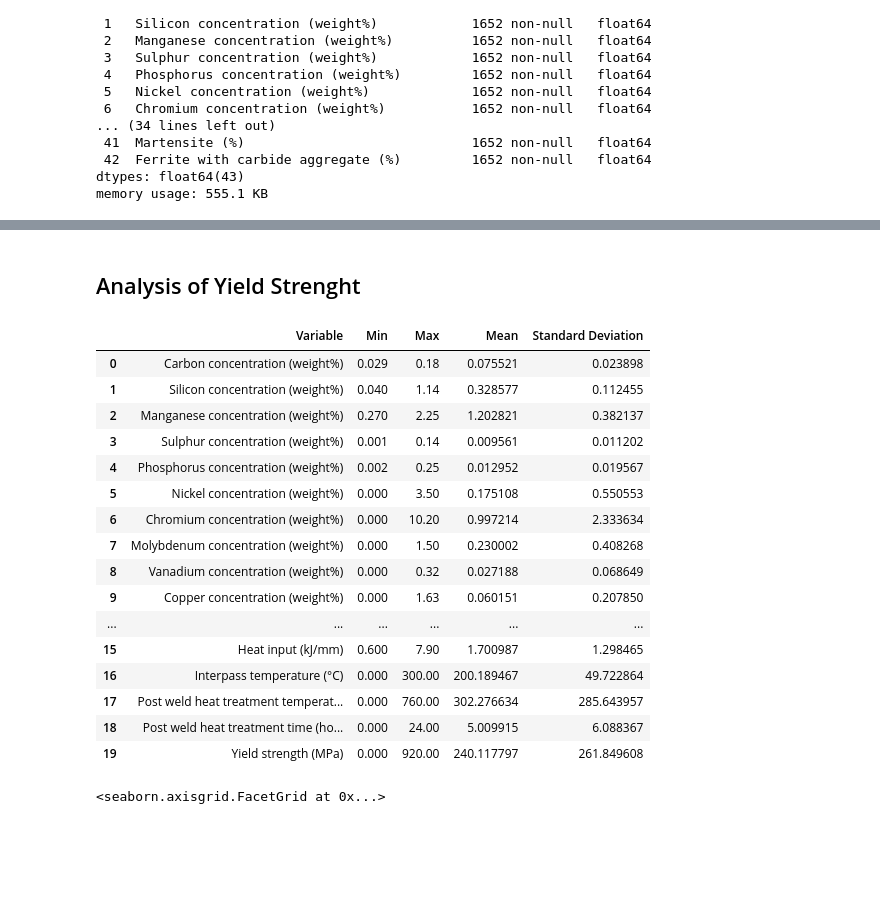
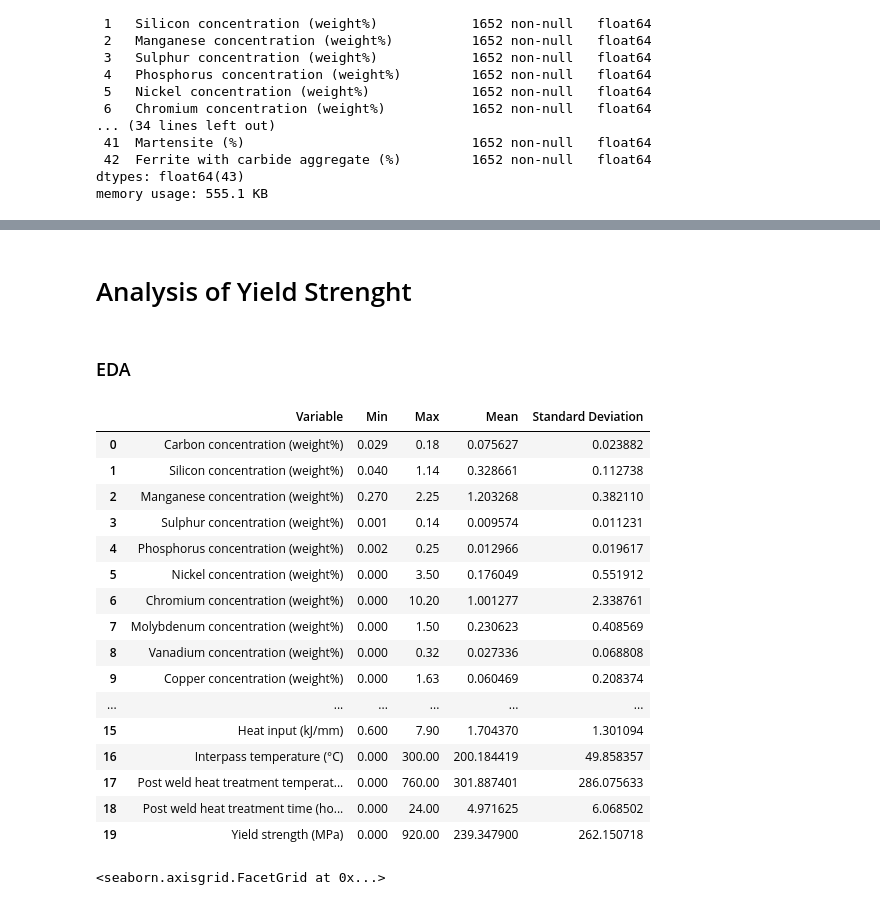
Before and after one commit to LucasTramonte/Welding-Quality-Prediction, a Jupyter notebook: main.ipynb, the cells around one changed output, grey strips where cells are left out. Saved outputs shown, nothing was run; the diff lists cells and outputs as text; code cells hidden in the pictures; blank space fills up the shorter version.

```diff
--- a/main.ipynb
+++ b/main.ipynb
@@ -165,3 +223,6 @@ memory usage: 555.1 KB
+# %%
+data_numeric = data_numeric.drop_duplicates(keep='last')
+data_numeric.drop(columns = ["Charpy temperature (°C)", "50% FATT"], inplace = True)
 # %%
 data_numeric.hist(bins = 50, figsize= (30,30))
 # %% [output]
@@ -186,39 +247,42 @@ array([[<Axes: title={'center': 'Carbon concentration (weight%)'}>,
 # %% [markdown]
-## Analysis of Yield Strenght
+# Analysis of Yield Strenght
+# %% [markdown]
+### EDA
 # %%
-data_yield_strenght = data_numeric[['Carbon concentration (weight%)', 'Silicon concentration (weight%)','Manganese concentration (weight%)', 'Sulphur concentration (weight%)',
-       'Phosphorus concentration (weight%)', 'Nickel concentration (weight%)','Chromium concentration (weight%)','Molybdenum concentration (weight%)',
-       'Vanadium concentration (weight%)', 'Copper concentration (weight%)','Cobalt concentration (weight%)', 'Tungsten concentration (weight%)',
-       'Titanium concentration (ppm by weight)', 'Boron concentration (ppm by weight)', 'Niobium concentration (ppm by weight)', 'Heat input (kJ/mm)',
-       'Interpass temperature (°C)', 'Post weld heat treatment temperature (°C)', 'Post weld heat treatment time (hours)', 'Yield strength (MPa)']]
+data_yield_strenght = data_numeric[[
+    'Carbon concentration (weight%)', 'Silicon concentration (weight%)','Manganese concentration (weight%)', 'Sulphur concentration (weight%)',
+    'Phosphorus concentration (weight%)', 'Nickel concentration (weight%)','Chromium concentration (weight%)','Molybdenum concentration (weight%)',
+    'Vanadium concentration (weight%)', 'Copper concentration (weight%)','Cobalt concentration (weight%)', 'Tungsten concentration (weight%)',
+    'Titanium concentration (ppm by weight)', 'Boron concentration (ppm by weight)', 'Niobium concentration (ppm by weight)', 'Heat input (kJ/mm)',
+    'Interpass temperature (°C)', 'Post weld heat treatment temperature (°C)', 'Post weld heat treatment time (hours)', 'Yield strength (MPa)']]
 
 summary_yield_strenght = pd.DataFrame({
     'Variable': data_yield_strenght.columns,
     'Min': [data_yield_strenght[col].min() for col in data_yield_strenght.columns],
     'Max': [data_yield_strenght[col].max() for col in data_yield_strenght.columns],
     'Mean': [data_yield_strenght[col].mean() for col in data_yield_strenght.columns],
     'Standard Deviation': [data_yield_strenght[col].std() for col in data_yield_strenght.columns]
 })
 
 summary_yield_strenght
 # %% [output]
 |  | Variable | Min | Max | Mean | Standard Deviation |
-| 0 | Carbon concentration (weight%) | 0.029 | 0.18 | 0.075521 | 0.023898 |
-| 1 | Silicon concentration (weight%) | 0.040 | 1.14 | 0.328577 | 0.112455 |
-| 2 | Manganese concentration (weight%) | 0.270 | 2.25 | 1.202821 | 0.382137 |
-| 3 | Sulphur concentration (weight%) | 0.001 | 0.14 | 0.009561 | 0.011202 |
-| 4 | Phosphorus concentration (weight%) | 0.002 | 0.25 | 0.012952 | 0.019567 |
-| 5 | Nickel concentration (weight%) | 0.000 | 3.50 | 0.175108 | 0.550553 |
-| 6 | Chromium concentration (weight%) | 0.000 | 10.20 | 0.997214 | 2.333634 |
-| 7 | Molybdenum concentration (weight%) | 0.000 | 1.50 | 0.230002 | 0.408268 |
-| 8 | Vanadium concentration (weight%) | 0.000 | 0.32 | 0.027188 | 0.068649 |
-| 9 | Copper concentration (weight%) | 0.000 | 1.63 | 0.060151 | 0.207850 |
+| 0 | Carbon concentration (weight%) | 0.029 | 0.18 | 0.075627 | 0.023882 |
+| 1 | Silicon concentration (weight%) | 0.040 | 1.14 | 0.328661 | 0.112738 |
+| 2 | Manganese concentration (weight%) | 0.270 | 2.25 | 1.203268 | 0.382110 |
+| 3 | Sulphur concentration (weight%) | 0.001 | 0.14 | 0.009574 | 0.011231 |
+| 4 | Phosphorus concentration (weight%) | 0.002 | 0.25 | 0.012966 | 0.019617 |
+| 5 | Nickel concentration (weight%) | 0.000 | 3.50 | 0.176049 | 0.551912 |
+| 6 | Chromium concentration (weight%) | 0.000 | 10.20 | 1.001277 | 2.338761 |
+| 7 | Molybdenum concentration (weight%) | 0.000 | 1.50 | 0.230623 | 0.408569 |
+| 8 | Vanadium concentration (weight%) | 0.000 | 0.32 | 0.027336 | 0.068808 |
+| 9 | Copper concentration (weight%) | 0.000 | 1.63 | 0.060469 | 0.208374 |
 | ... | ... | ... | ... | ... | ... |
-| 15 | Heat input (kJ/mm) | 0.600 | 7.90 | 1.700987 | 1.298465 |
-| 16 | Interpass temperature (°C) | 0.000 | 300.00 | 200.189467 | 49.722864 |
-| 17 | Post weld heat treatment temperat... | 0.000 | 760.00 | 302.276634 | 285.643957 |
-| 18 | Post weld heat treatment time (ho... | 0.000 | 24.00 | 5.009915 | 6.088367 |
-| 19 | Yield strength (MPa) | 0.000 | 920.00 | 240.117797 | 261.849608 |
+| 15 | Heat input (kJ/mm) | 0.600 | 7.90 | 1.704370 | 1.301094 |
+| 16 | Interpass temperature (°C) | 0.000 | 300.00 | 200.184419 | 49.858357 |
+| 17 | Post weld heat treatment temperat... | 0.000 | 760.00 | 301.887401 | 286.075633 |
+| 18 | Post weld heat treatment time (ho... | 0.000 | 24.00 | 4.971625 | 6.068502 |
+| 19 | Yield strength (MPa) | 0.000 | 920.00 | 239.347900 | 262.150718 |
 # %%
 sns.displot(data = data_yield_strenght, x = "Yield strength (MPa)", kind = "kde")
 # %% [output]
```
Also changed, not shown: parts of 26 cells of this notebook.
